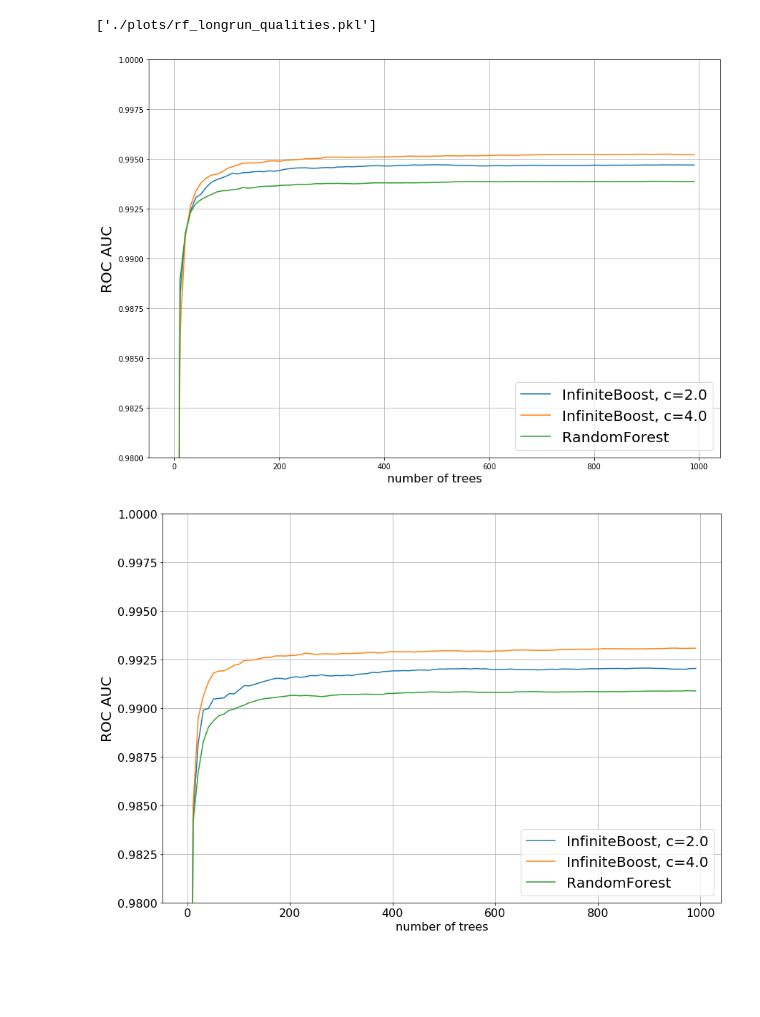
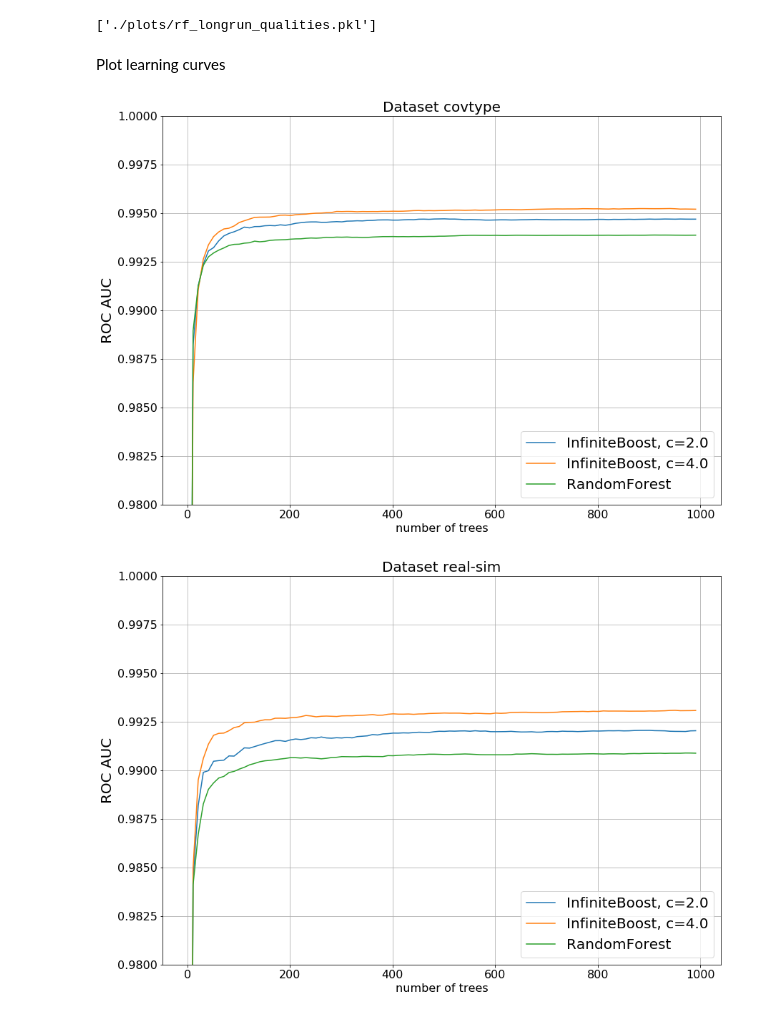
Before and after one commit to arogozhnikov/infiniteboost, a Jupyter notebook: research/4-vsForest.ipynb, the cells around one changed output. Cells and saved outputs as stored; diff of their text form; code cells hidden in the pictures; blank space fills up the shorter version.

Commit message:
review random forest comparison; fix plots

```diff
--- a/research/4-vsForest.ipynb
+++ b/research/4-vsForest.ipynb
@@ -175,27 +190,31 @@ Wall time: 19min 15s
 joblib.dump(test_qualities, './plots/rf_longrun_qualities.pkl', protocol=2)
 # %% [output]
 ['./plots/rf_longrun_qualities.pkl']
+# %% [markdown]
+Plot learning curves
 # %%
 from itertools import groupby
+
+plt.rcParams['xtick.labelsize'] = 16
+plt.rcParams['ytick.labelsize'] = 16
+plt.rcParams['pdf.fonttype'] = 42
+plt.rcParams['pdf.use14corefonts'] = True
 
 for dataset_name, grouped_models in groupby(test_qualities.items(), lambda x: x[0][0]):
     plt.figure(figsize=[14, 10])
     for (dataset_name2, model_name), (stops, qualities) in grouped_models:
         plt.plot(stops, qualities, label=model_name)
 
     plt.grid()
     plt.xlabel('number of trees', fontsize=16)
     plt.ylabel('ROC AUC', fontsize=20)
-    plt.rcParams['xtick.labelsize'] = 16
-    plt.rcParams['ytick.labelsize'] = 16
-    plt.rcParams['pdf.fonttype'] = 42
-    plt.rcParams['pdf.use14corefonts'] = True
+    plt.title("Dataset {}".format(dataset_name), fontsize=20)
 
     plt.legend(loc='lower right', fontsize=20)
     plt.ylim(0.98, 1.00)
 
     plt.savefig('./plots/forest_longrun_{}.pdf'.format(dataset_name), bbox_inches='tight')
     plt.show()
 # %% [output]
-[figure, old version]
+[figure, new version]
-[figure, old version]
+[figure, new version]
```
Also changed, not shown: parts of 9 cells of this notebook, 4 other files.
